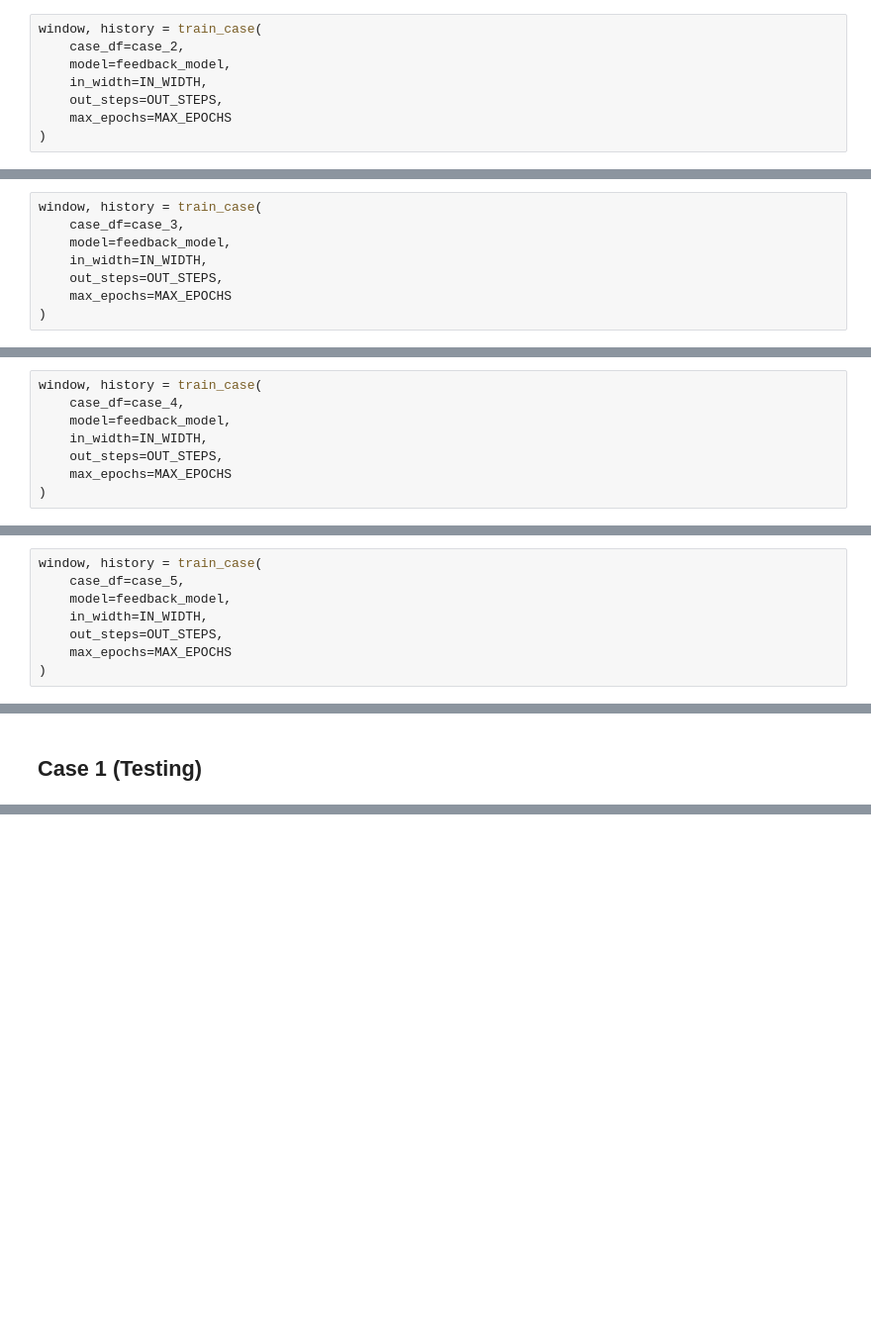
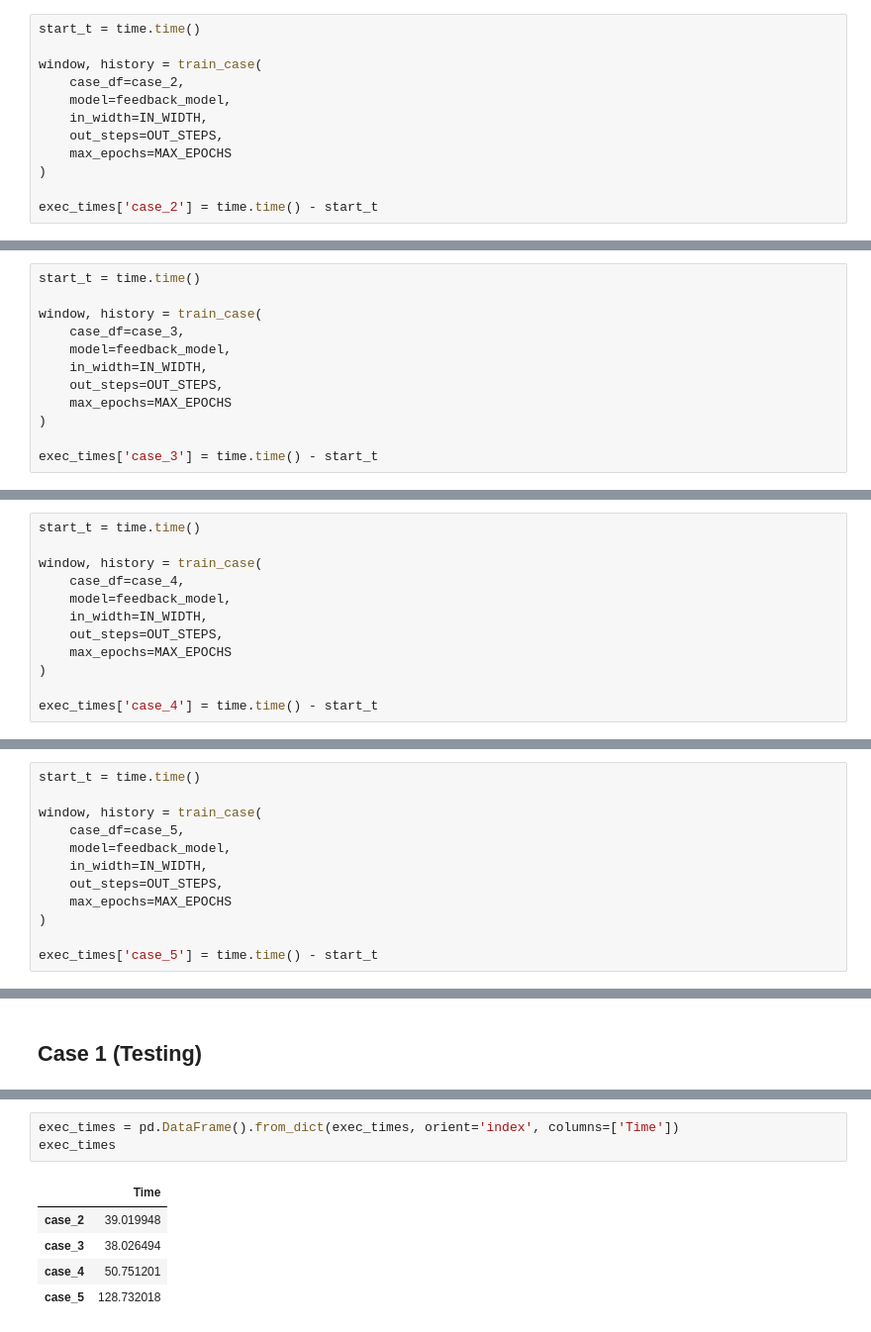
Before and after one commit to drdeleon/rack-temp-pred, a Jupyter notebook: rack-temp-pred/ARLSTM.ipynb, the cells around one changed output, grey strips where cells are left out. Shown at 99% size. Saved outputs shown, nothing was run; the diff lists cells and outputs as text; blank space fills up the shorter version.

Commit message:
Added results per case to easily compare fitting

```diff
--- a/rack-temp-pred/ARLSTM.ipynb
+++ b/rack-temp-pred/ARLSTM.ipynb
@@ -70,6 +76,8 @@ feedback_model.compile(loss=tf.losses.MeanSquaredError(),
 # %% [markdown]
 ## Case 2
 # %%
+start_t = time.time()
+
 window, history = train_case(
     case_df=case_2,
     model=feedback_model,
@@ -77,4 +85,6 @@ window, history = train_case(
     out_steps=OUT_STEPS,
     max_epochs=MAX_EPOCHS
 )
+
+exec_times['case_2'] = time.time() - start_t
 # %% [output]
@@ -116,6 +133,8 @@ utils.plot_losses(history=history)
 # %% [markdown]
 ## Case 3
 # %%
+start_t = time.time()
+
 window, history = train_case(
     case_df=case_3,
     model=feedback_model,
@@ -123,6 +142,8 @@ window, history = train_case(
     out_steps=OUT_STEPS,
     max_epochs=MAX_EPOCHS
 )
+
+exec_times['case_3'] = time.time() - start_t
 # %%
 window.plot(feedback_model, plot_col="outlet_135")
 # %% [output]
@@ -135,6 +163,8 @@ utils.plot_losses(history=history)
 # %% [markdown]
 ## Case 4
 # %%
+start_t = time.time()
+
 window, history = train_case(
     case_df=case_4,
     model=feedback_model,
@@ -142,6 +172,8 @@ window, history = train_case(
     out_steps=OUT_STEPS,
     max_epochs=MAX_EPOCHS
 )
+
+exec_times['case_4'] = time.time() - start_t
 # %%
 window.plot(feedback_model, plot_col="outlet_135")
 # %% [output]
@@ -154,6 +193,8 @@ utils.plot_losses(history=history)
 # %% [markdown]
 ## Case 5
 # %%
+start_t = time.time()
+
 window, history = train_case(
     case_df=case_5,
     model=feedback_model,
@@ -161,6 +202,8 @@ window, history = train_case(
     out_steps=OUT_STEPS,
     max_epochs=MAX_EPOCHS
 )
+
+exec_times['case_5'] = time.time() - start_t
 # %%
 window.plot(feedback_model, plot_col="outlet_135")
 # %% [output]
@@ -192,0 +250,9 @@ feedback_model.evaluate(window.train) # Testing
+# %%
+exec_times = pd.DataFrame().from_dict(exec_times, orient='index', columns=['Time'])
+exec_times
+# %% [output]
+|  | Time |
+| case_2 | 39.019948 |
+| case_3 | 38.026494 |
+| case_4 | 50.751201 |
+| case_5 | 128.732018 |
```
Also changed, not shown: parts of 21 cells of this notebook, 3 other files.
